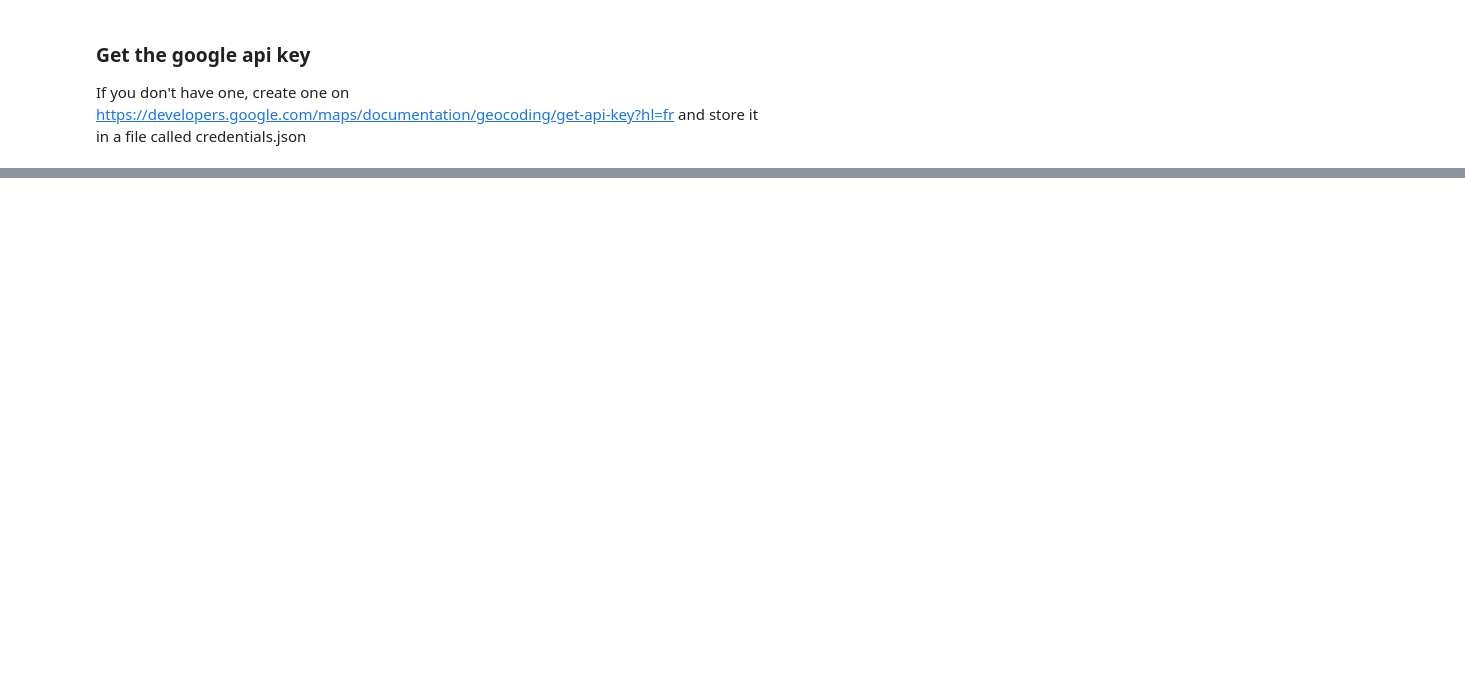
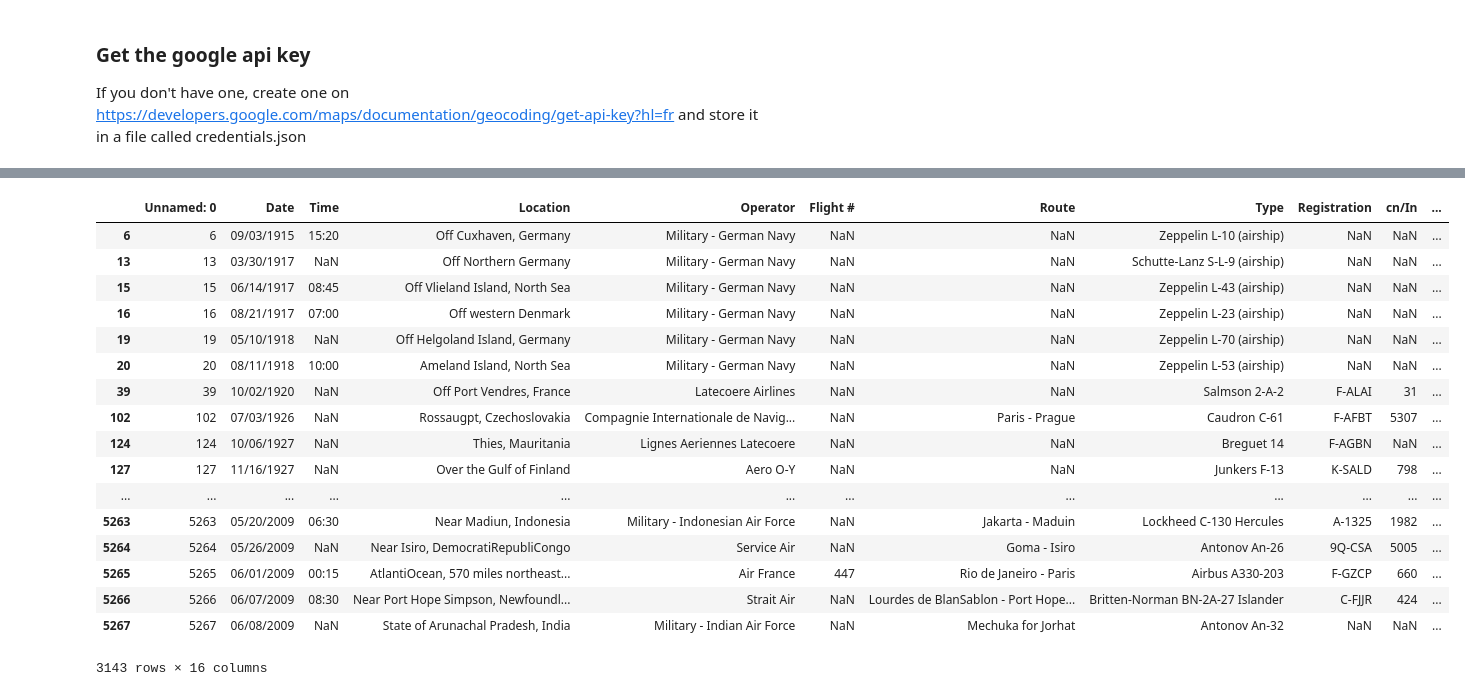
Before and after one commit to pdedumast/AirplaneCrashesVisualization, a Jupyter notebook: data/CleanData.ipynb, the cells around one changed output, grey strips where cells are left out. Saved outputs shown, nothing was run; the diff lists cells and outputs as text; code cells hidden in the pictures; blank space fills up the shorter version.

```diff
--- a/data/CleanData.ipynb
+++ b/data/CleanData.ipynb
@@ -51,3 +51,26 @@ df[500:510].apply(lambda x:diplay(x),axis = 1)
 m
 # %% [output]
 [interactive output not drawn]
+# %%
+df =pd.read_csv('aircrashes1.csv')
+# %%
+df[df.lat.isnull()]
+# %% [output]
+|  | Unnamed: 0 | Date | Time | Location | Operator | Flight # | Route | Type | Registration | cn/In | ... |
+| 6 | 6 | 09/03/1915 | 15:20 | Off Cuxhaven, Germany | Military - German Navy | NaN | NaN | Zeppelin L-10 (airship) | NaN | NaN | ... |
+| 13 | 13 | 03/30/1917 | NaN | Off Northern Germany | Military - German Navy | NaN | NaN | Schutte-Lanz S-L-9 (airship) | NaN | NaN | ... |
+| 15 | 15 | 06/14/1917 | 08:45 | Off Vlieland Island, North Sea | Military - German Navy | NaN | NaN | Zeppelin L-43 (airship) | NaN | NaN | ... |
+| 16 | 16 | 08/21/1917 | 07:00 | Off western Denmark | Military - German Navy | NaN | NaN | Zeppelin L-23 (airship) | NaN | NaN | ... |
+| 19 | 19 | 05/10/1918 | NaN | Off Helgoland Island, Germany | Military - German Navy | NaN | NaN | Zeppelin L-70 (airship) | NaN | NaN | ... |
+| 20 | 20 | 08/11/1918 | 10:00 | Ameland Island, North Sea | Military - German Navy | NaN | NaN | Zeppelin L-53 (airship) | NaN | NaN | ... |
+| 39 | 39 | 10/02/1920 | NaN | Off Port Vendres, France | Latecoere Airlines | NaN | NaN | Salmson 2-A-2 | F-ALAI | 31 | ... |
+| 102 | 102 | 07/03/1926 | NaN | Rossaugpt, Czechoslovakia | Compagnie Internationale de Navig... | NaN | Paris - Prague | Caudron C-61 | F-AFBT | 5307 | ... |
+| 124 | 124 | 10/06/1927 | NaN | Thies, Mauritania | Lignes Aeriennes Latecoere | NaN | NaN | Breguet 14 | F-AGBN | NaN | ... |
+| 127 | 127 | 11/16/1927 | NaN | Over the Gulf of Finland | Aero O-Y | NaN | NaN | Junkers F-13 | K-SALD | 798 | ... |
+| ... | ... | ... | ... | ... | ... | ... | ... | ... | ... | ... | ... |
+| 5263 | 5263 | 05/20/2009 | 06:30 | Near Madiun, Indonesia | Military - Indonesian Air Force | NaN | Jakarta - Maduin | Lockheed C-130 Hercules | A-1325 | 1982 | ... |
+| 5264 | 5264 | 05/26/2009 | NaN | Near Isiro, DemocratiRepubliCongo | Service Air | NaN | Goma - Isiro | Antonov An-26 | 9Q-CSA | 5005 | ... |
+| 5265 | 5265 | 06/01/2009 | 00:15 | AtlantiOcean, 570 miles northeast... | Air France | 447 | Rio de Janeiro - Paris | Airbus A330-203 | F-GZCP | 660 | ... |
+| 5266 | 5266 | 06/07/2009 | 08:30 | Near Port Hope Simpson, Newfoundl... | Strait Air | NaN | Lourdes de BlanSablon - Port Hope... | Britten-Norman BN-2A-27 Islander | C-FJJR | 424 | ... |
+| 5267 | 5267 | 06/08/2009 | NaN | State of Arunachal Pradesh, India | Military - Indian Air Force | NaN | Mechuka for Jorhat | Antonov An-32 | NaN | NaN | ... |
+3143 rows × 16 columns
```
